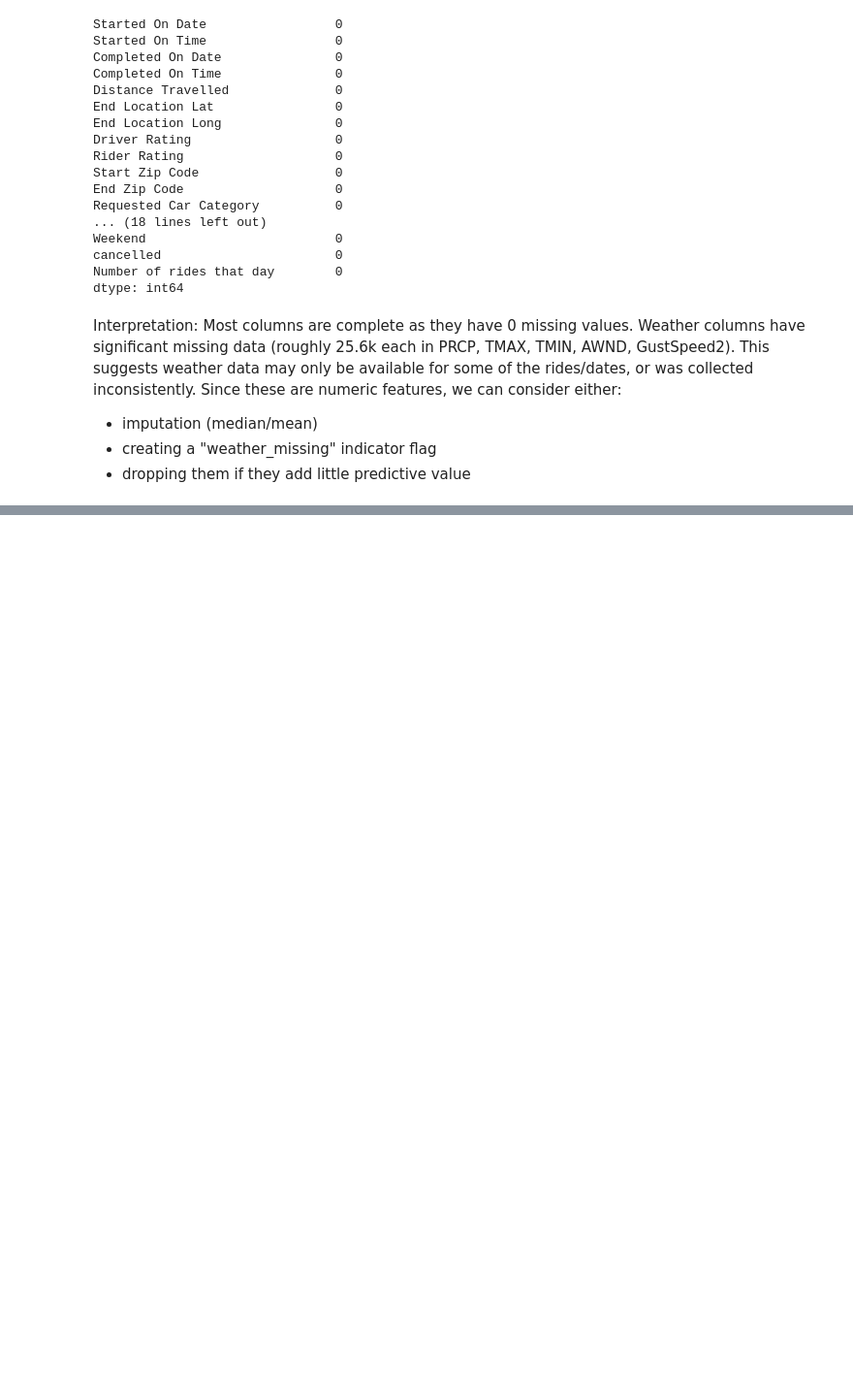
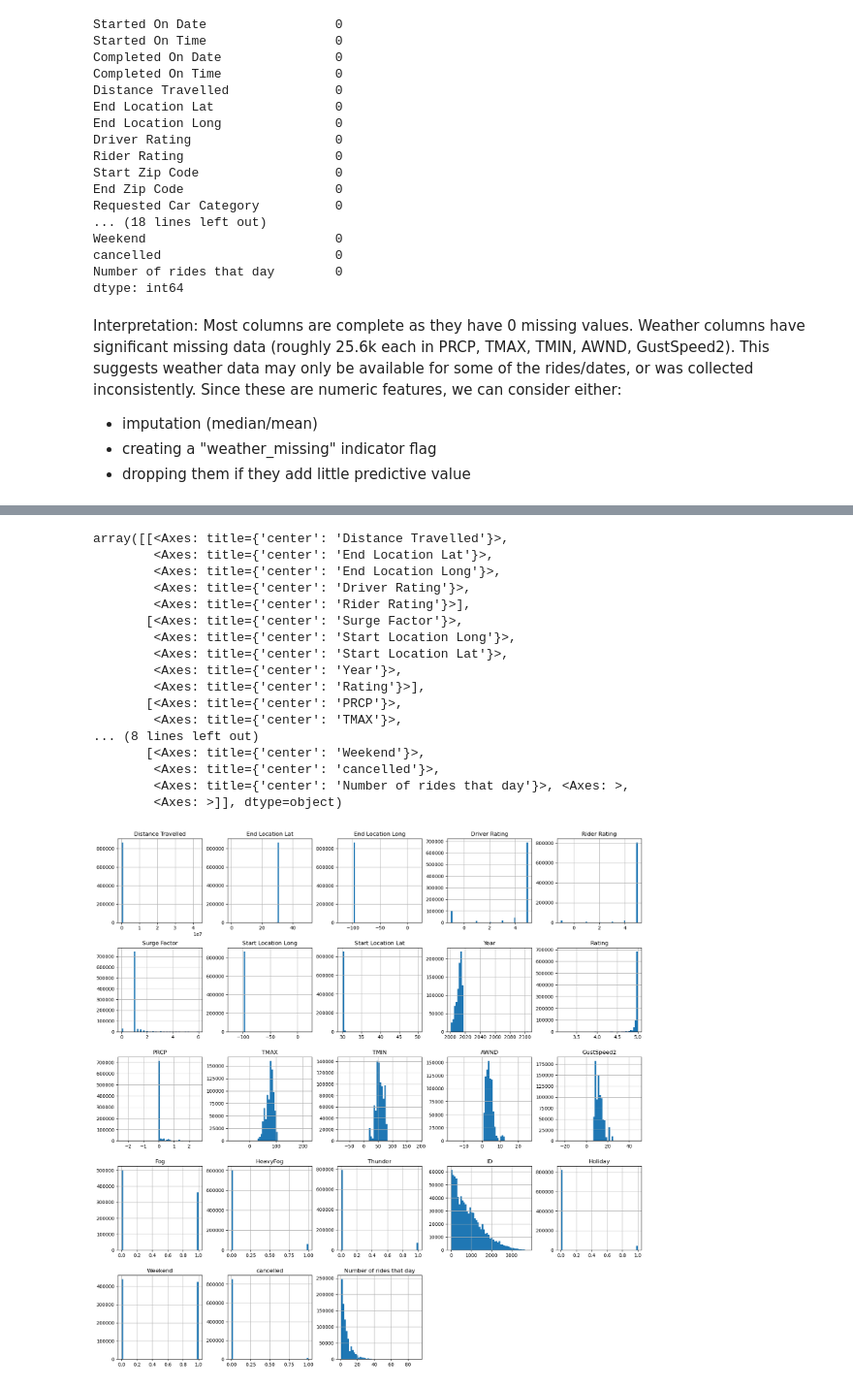
Before and after one commit to Abiali1210/DSAI_Project, a Jupyter notebook: COSC202_Project_notebook.ipynb, the cells around one changed output, grey strips where cells are left out. Shown at 97% size. Drawn from its saved outputs; the diff is of its cells as text; code cells hidden in the pictures; blank space fills up the shorter version.

```diff
--- a/COSC202_Project_notebook.ipynb
+++ b/COSC202_Project_notebook.ipynb
@@ -157,0 +484,21 @@ Since these are numeric features, we can consider either:
+# %%
+df.hist(figsize=(20,20), bins=50)
+# %% [output]
+array([[<Axes: title={'center': 'Distance Travelled'}>,
+        <Axes: title={'center': 'End Location Lat'}>,
+        <Axes: title={'center': 'End Location Long'}>,
+        <Axes: title={'center': 'Driver Rating'}>,
+        <Axes: title={'center': 'Rider Rating'}>],
+       [<Axes: title={'center': 'Surge Factor'}>,
+        <Axes: title={'center': 'Start Location Long'}>,
+        <Axes: title={'center': 'Start Location Lat'}>,
+        <Axes: title={'center': 'Year'}>,
+        <Axes: title={'center': 'Rating'}>],
+       [<Axes: title={'center': 'PRCP'}>,
+        <Axes: title={'center': 'TMAX'}>,
+... (8 lines left out)
+       [<Axes: title={'center': 'Weekend'}>,
+        <Axes: title={'center': 'cancelled'}>,
+        <Axes: title={'center': 'Number of rides that day'}>, <Axes: >,
+        <Axes: >]], dtype=object)
+[figure, added]
```
Also changed, not shown: parts of 14 cells of this notebook.
